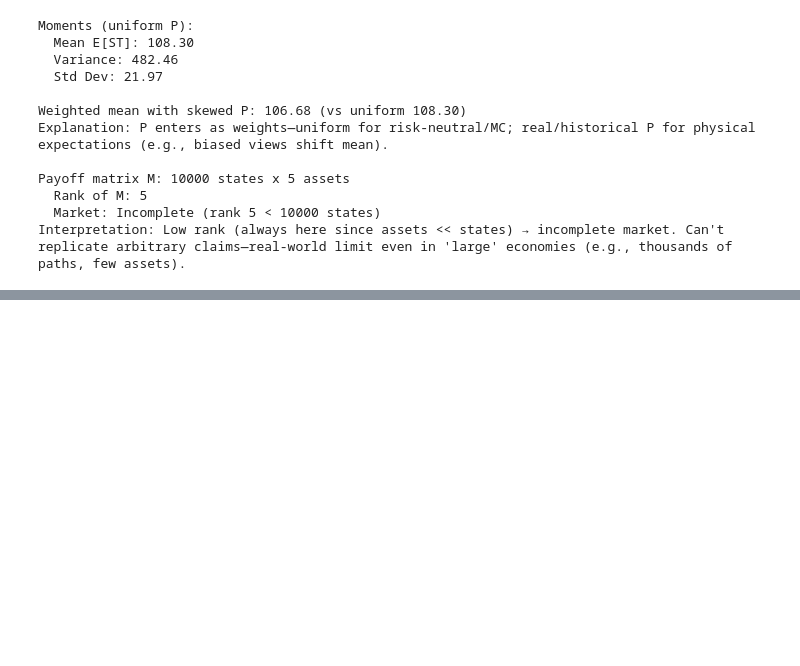
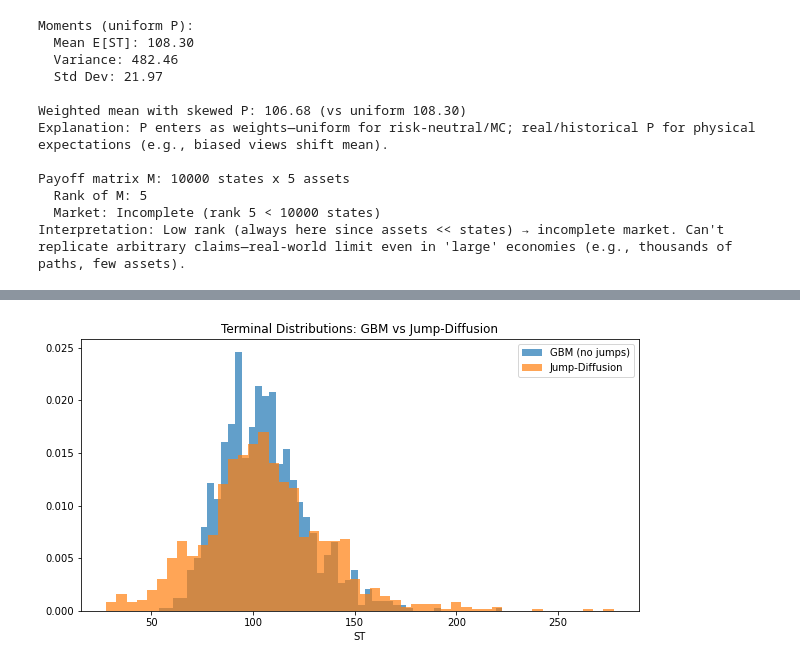
Before and after one commit to meacreatio/tpq, a Jupyter notebook: week3/ftwp_5.ipynb, the cells around one changed output, grey strips where cells are left out. Drawn from its saved outputs; the diff is of its cells as text; code cells hidden in the pictures; blank space fills up the shorter version.

Commit message:
add chpt 5 exercises

```diff
--- a/week3/ftwp_5.ipynb
+++ b/week3/ftwp_5.ipynb
@@ -77,3 +77,99 @@ Payoff matrix M: 10000 states x 5 assets
   Rank of M: 5
   Market: Incomplete (rank 5 < 10000 states)
 Interpretation: Low rank (always here since assets << states) → incomplete market. Can't replicate arbitrary claims—real-world limit even in 'large' economies (e.g., thousands of paths, few assets).
+# %%
+import numpy as np
+from scipy.optimize import linprog
+import matplotlib.pyplot as plt
+from scipy.stats import norm
+
+# Exercise 1: Compute martingale measure Q numerically (non-negative, sum=1, prices assets)
+# Real-world tie-in: In incomplete large-state markets, multiple Q exist—solve for one (e.g., variance-minimizing or entropy). Here, simple LP for feasibility; verifies no-arb pricing on traded assets (e.g., bond/stock in many paths).
+np.random.seed(42)
+num_paths = 1000  # Large discrete state space
+S0 = 100
+r = 0.05          # Risk-free rate
+T = 1.0
+M0 = np.array([1 / (1 + r), S0])  # Discounted bond + stock price
+
+# Traded assets: Discounted bond (pays 1 everywhere), discounted stock payoffs
+B_disc = np.ones(num_paths) / (1 + r)  # Already discounted
+ST = S0 * np.exp((r - 0.5 * 0.2**2) * T + 0.2 * np.sqrt(T) * np.random.standard_normal(num_paths))  # Risk-neutral paths for simplicity
+S_disc = ST / (1 + r)
+
+M = np.column_stack((B_disc, S_disc))  # Payoff matrix (discounted)
+
+# Find Q: min c·q s.t. M^T q = M0, q >=0, sum q=1 (here c=0 for feasibility)
+c = np.zeros(num_paths)  # Arbitrary objective
+A_eq = np.vstack((np.ones(num_paths), M.T))  # sum q=1, M^T q = M0
+b_eq = np.array([1, *M0])
+
+bounds = [(0, None) for _ in range(num_paths)]
+
+res = linprog(c, A_eq=A_eq, b_eq=b_eq, bounds=bounds, method='highs')
+
+Q = res.x if res.success else None
+
+print("Martingale Q found:" if res.success else "No Q found (arb opportunity?)")
+if Q is not None:
+    print(f"  Sum Q: {Q.sum():.4f}")
+    print(f"  Prices reproduced: Bond {np.dot(Q, B_disc):.4f}, Stock {np.dot(Q, S_disc):.4f}")
+    print("Verification: Q prices traded assets correctly (no-arb); non-negative for positivity.")
+
+# Exercise 2: Monte Carlo European option pricing under GBM + Black-Scholes benchmark
+# Real-world: Standard MC for path-dependent/exotics; benchmark BS for validation (e.g., TSLA vanilla options).
+def black_scholes_call(S0, K, T, r, sigma):
+    d1 = (np.log(S0 / K) + (r + 0.5 * sigma**2) * T) / (sigma * np.sqrt(T))
+    d2 = d1 - sigma * np.sqrt(T)
+    return S0 * norm.cdf(d1) - K * np.exp(-r * T) * norm.cdf(d2)
+
+K = 100
+sigma = 0.2
+num_mc = 100000
+
+# MC under risk-neutral GBM
+Z_mc = np.random.standard_normal(num_mc)
+ST_mc = S0 * np.exp((r - 0.5 * sigma**2) * T + sigma * np.sqrt(T) * Z_mc)
+call_mc = np.maximum(ST_mc - K, 0)
+C0_mc = np.exp(-r * T) * np.mean(call_mc)
+std_err = np.exp(-r * T) * np.std(call_mc) / np.sqrt(num_mc)
+
+bs_price = black_scholes_call(S0, K, T, r, sigma)
+
+print(f"\nMC Call Price: {C0_mc:.4f} ± {std_err:.4f} (SE)")
+print(f"Black-Scholes benchmark: {bs_price:.4f}")
+print(f"Difference: {abs(C0_mc - bs_price):.4f} (within error for large MC)")
+
+# Exercise 3: Jump diffusion—compare distributions and replication errors
+# Real-world: Jumps model crashes/earnings (e.g., TSLA news jumps). Increases tail risk, harder replication (incomplete).
+lambda_jump = 0.5     # Jump intensity
+mu_jump = -0.1        # Mean jump size
+sigma_jump = 0.3      # Jump vol
+
+# Merton jump-diffusion paths
+num_jumps = np.random.poisson(lambda_jump * T, num_paths)
+jump_factors = np.exp(mu_jump * num_jumps + sigma_jump * np.sqrt(num_jumps) * np.random.standard_normal(num_paths))
+ST_jump = S0 * np.exp((r - 0.5 * sigma**2 - lambda_jump * (np.exp(mu_jump + 0.5*sigma_jump**2) - 1)) * T +
+                      sigma * np.sqrt(T) * np.random.standard_normal(num_paths)) * jump_factors
+
+# Distributions comparison
+plt.figure(figsize=(10, 5))
+plt.hist(ST, bins=50, alpha=0.7, label='GBM (no jumps)', density=True)
+plt.hist(ST_jump, bins=50, alpha=0.7, label='Jump-Diffusion', density=True)
+plt.title('Terminal Distributions: GBM vs Jump-Diffusion')
+plt.xlabel('ST')
+plt.legend()
+plt.show()
+
+# Replication error: Least-squares hedge with bond + stock on jump paths (incomplete)
+M_jump = np.column_stack((np.ones(num_paths)/(1+r), ST_jump/(1+r)))  # Discounted
+C1_jump = np.maximum(ST_jump - K, 0)  # Call payoff on jump paths
+
+phi_ls_jump, _, _, _ = np.linalg.lstsq(M_jump, C1_jump/(1+r), rcond=None)  # Discounted claim
+replicated_jump = M_jump @ phi_ls_jump
+residual_jump = (C1_jump / (1+r)) - replicated_jump
+norm_jump = np.linalg.norm(residual_jump)
+
+print(f"Jump-Diffusion replication residual norm: {norm_jump:.4f} (higher than pure GBM due to jumps—unhedgeable risk).")
+print("Interpretation: Jumps create fat tails/outliers—stock/bond can't span, larger errors vs diffusion-only (real crashes harder to hedge).")
+# %% [output]
@@ -79,0 +184 @@ Interpretation: Low rank (always here since assets << states) → incomplete mar
+[figure, added]
```
Also changed, not shown: parts of 1 cell of this notebook.
